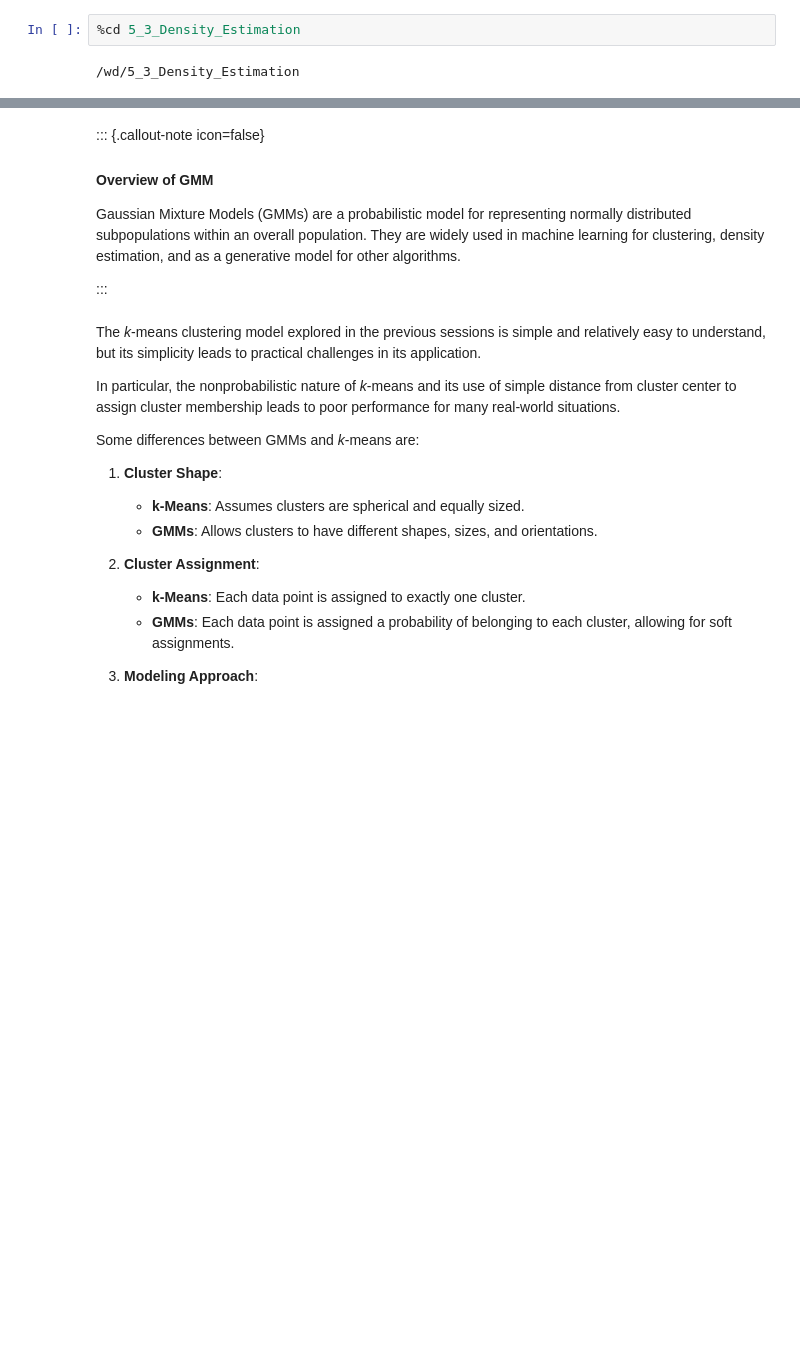
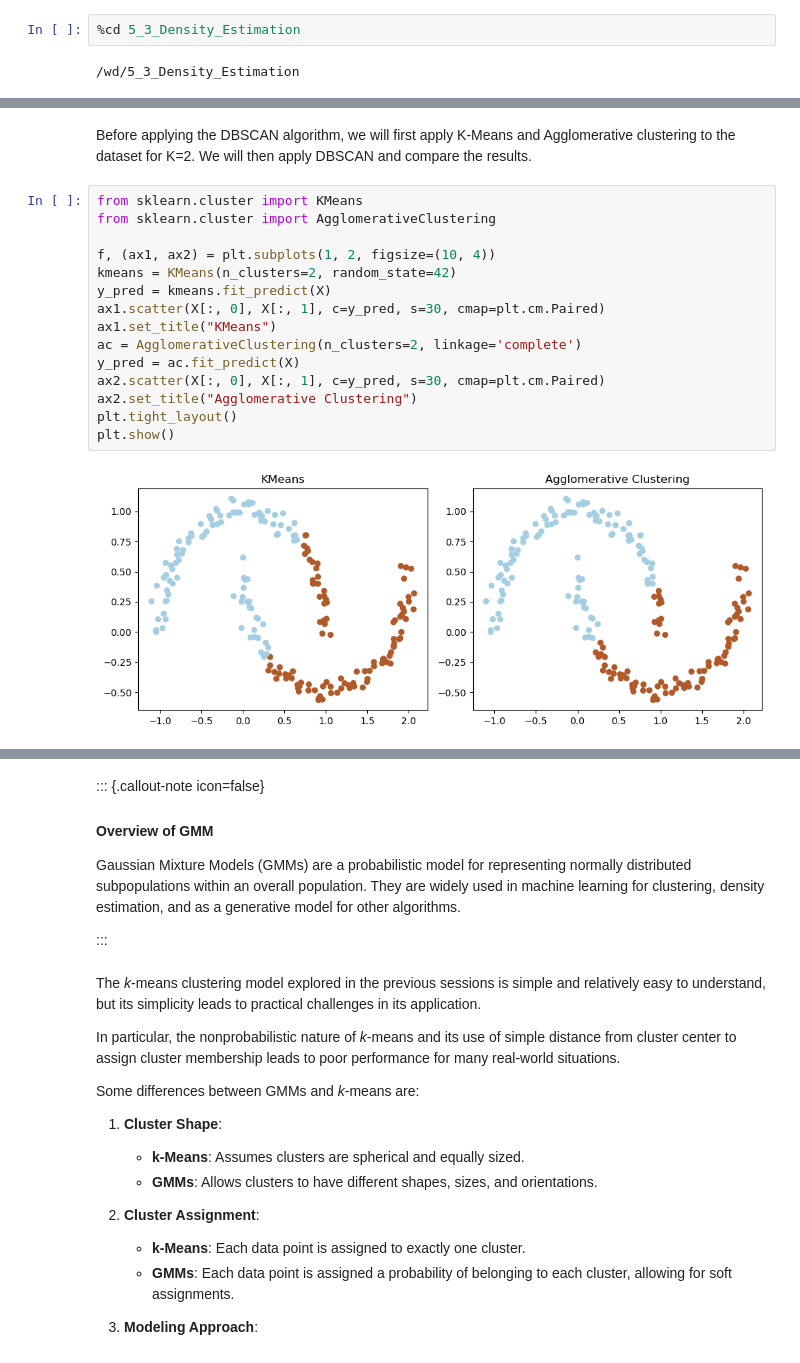
Before and after one commit to ML-MIC/MLMIIN, a Jupyter notebook: 5_3_Density_Estimation/T_5_3_DE.ipynb, the cells around one changed output, grey strips where cells are left out. Cells and saved outputs as stored; diff of their text form; blank space fills up the shorter version.

```diff
--- a/5_3_Density_Estimation/T_5_3_DE.ipynb
+++ b/5_3_Density_Estimation/T_5_3_DE.ipynb
@@ -35,0 +86,19 @@ format:
+# %% [markdown]
+Before applying the DBSCAN algorithm, we will first apply K-Means and Agglomerative clustering to the dataset for K=2. We will then apply DBSCAN and compare the results.
+# %%
+from sklearn.cluster import KMeans
+from sklearn.cluster import AgglomerativeClustering
+
+f, (ax1, ax2) = plt.subplots(1, 2, figsize=(10, 4))
+kmeans = KMeans(n_clusters=2, random_state=42)
+y_pred = kmeans.fit_predict(X)
+ax1.scatter(X[:, 0], X[:, 1], c=y_pred, s=30, cmap=plt.cm.Paired)
+ax1.set_title("KMeans")
+ac = AgglomerativeClustering(n_clusters=2, linkage='complete')
+y_pred = ac.fit_predict(X)
+ax2.scatter(X[:, 0], X[:, 1], c=y_pred, s=30, cmap=plt.cm.Paired)
+ax2.set_title("Agglomerative Clustering")
+plt.tight_layout()
+plt.show()
+# %% [output]
+[figure, added]
```
Also changed, not shown: parts of 21 cells of this notebook.
